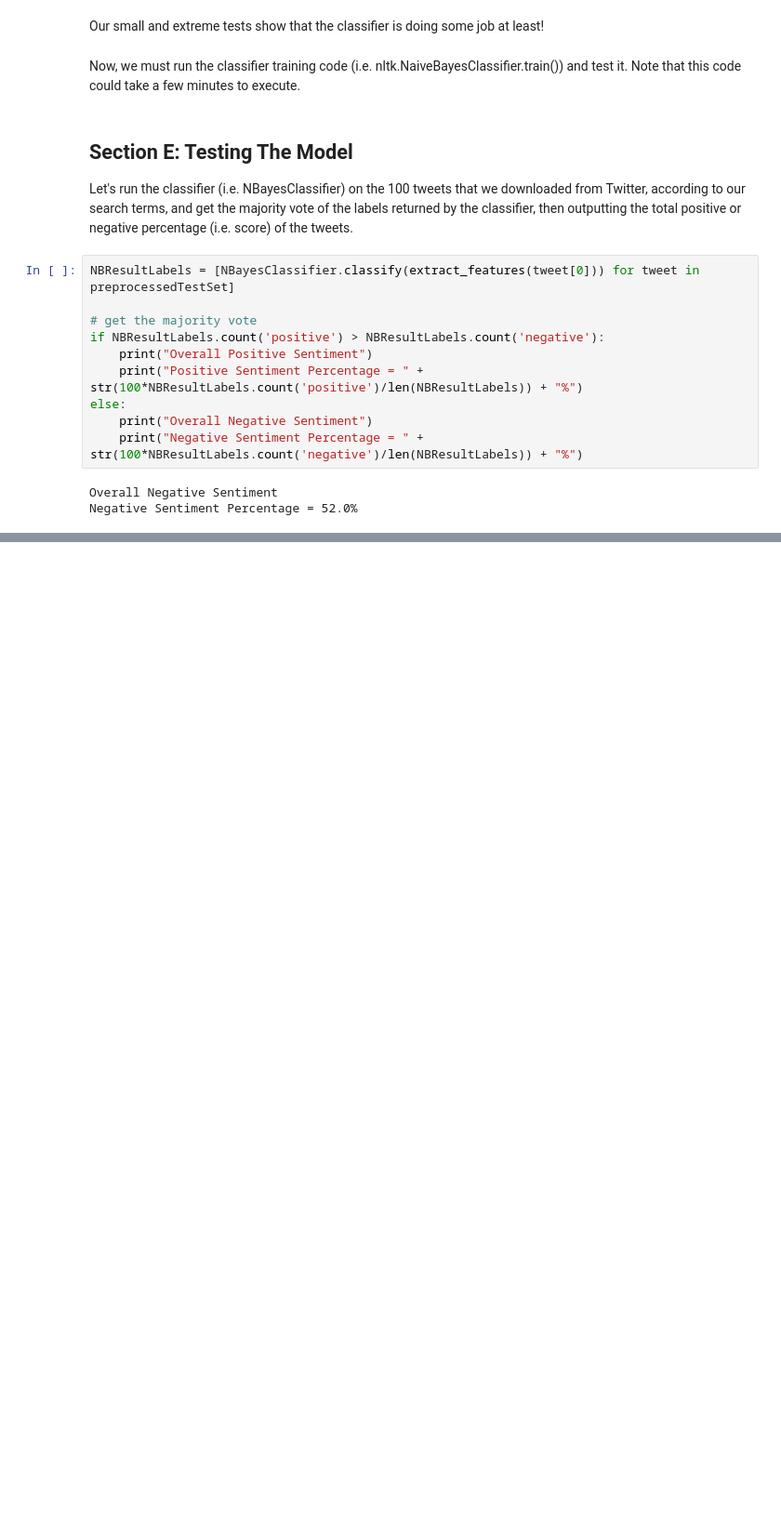
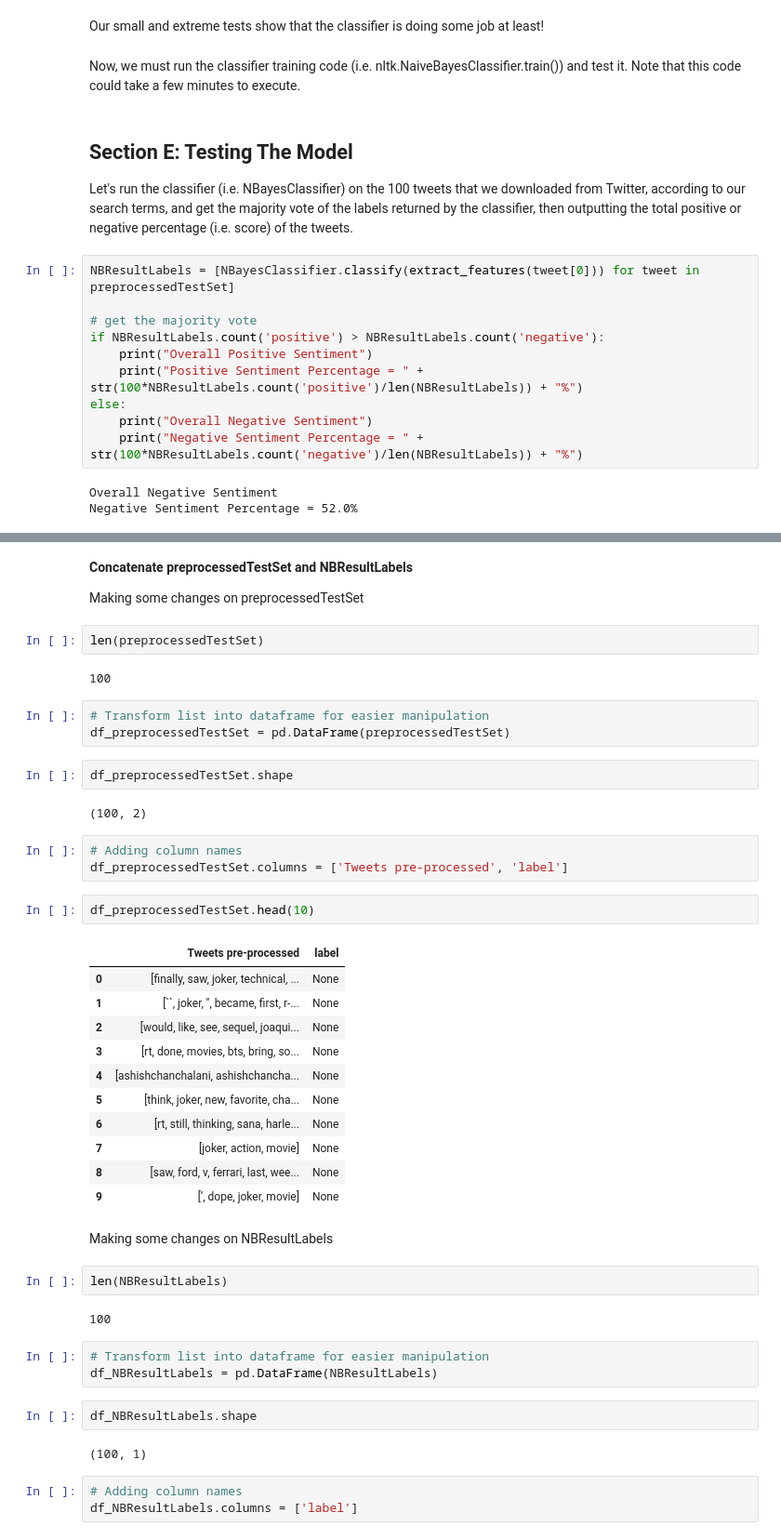
Before and after one commit to Crosita/Capstone-Project-2, a Jupyter notebook: Capstone Project 2 - Sentiment Analysis on Tweets about the movie "Joker".ipynb, the cells around one changed output, grey strips where cells are left out. Shown at 93% size. Saved outputs shown, nothing was run; the diff lists cells and outputs as text; blank space fills up the shorter version.

```diff
--- a/Capstone Project 2 - Sentiment Analysis on Tweets about the movie "Joker".ipynb
+++ b/Capstone Project 2 - Sentiment Analysis on Tweets about the movie "Joker".ipynb
@@ -434,0 +566,48 @@ Negative Sentiment Percentage = 52.0%
+# %% [markdown]
+**Concatenate preprocessedTestSet and NBResultLabels**
+
+Making some changes on preprocessedTestSet
+# %%
+len(preprocessedTestSet)
+# %% [output]
+100
+# %%
+# Transform list into dataframe for easier manipulation
+df_preprocessedTestSet = pd.DataFrame(preprocessedTestSet)
+# %%
+df_preprocessedTestSet.shape
+# %% [output]
+(100, 2)
+# %%
+# Adding column names
+df_preprocessedTestSet.columns = ['Tweets pre-processed', 'label']
+# %%
+df_preprocessedTestSet.head(10)
+# %% [output]
+|  | Tweets pre-processed | label |
+| 0 | [finally, saw, joker, technical, ... | None |
+| 1 | [``, joker, '', became, first, r-... | None |
+| 2 | [would, like, see, sequel, joaqui... | None |
+| 3 | [rt, done, movies, bts, bring, so... | None |
+| 4 | [ashishchanchalani, ashishchancha... | None |
+| 5 | [think, joker, new, favorite, cha... | None |
+| 6 | [rt, still, thinking, sana, harle... | None |
+| 7 | [joker, action, movie] | None |
+| 8 | [saw, ford, v, ferrari, last, wee... | None |
+| 9 | [’, dope, joker, movie] | None |
+# %% [markdown]
+Making some changes on NBResultLabels
+# %%
+len(NBResultLabels)
+# %% [output]
+100
+# %%
+# Transform list into dataframe for easier manipulation
+df_NBResultLabels = pd.DataFrame(NBResultLabels)
+# %%
+df_NBResultLabels.shape
+# %% [output]
+(100, 1)
+# %%
+# Adding column names
+df_NBResultLabels.columns = ['label']
```
Also changed, not shown: parts of 47 cells of this notebook.
